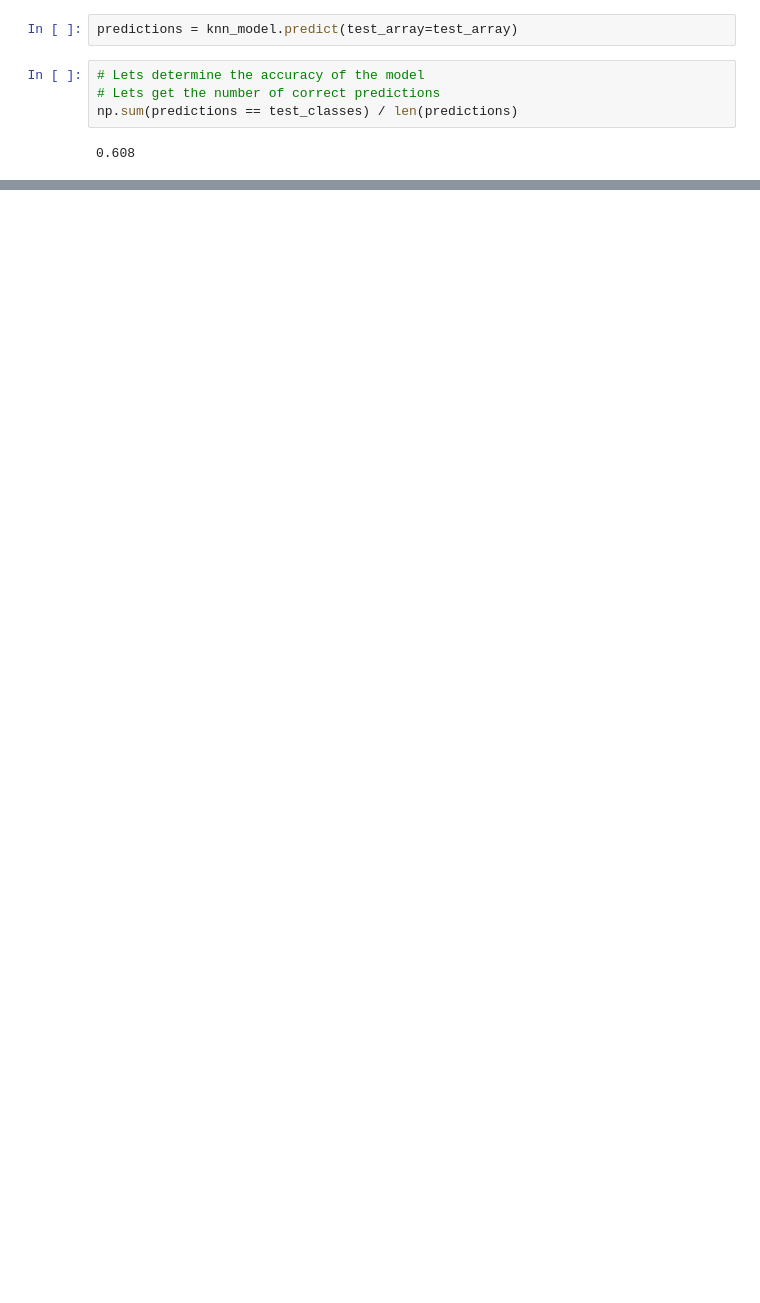
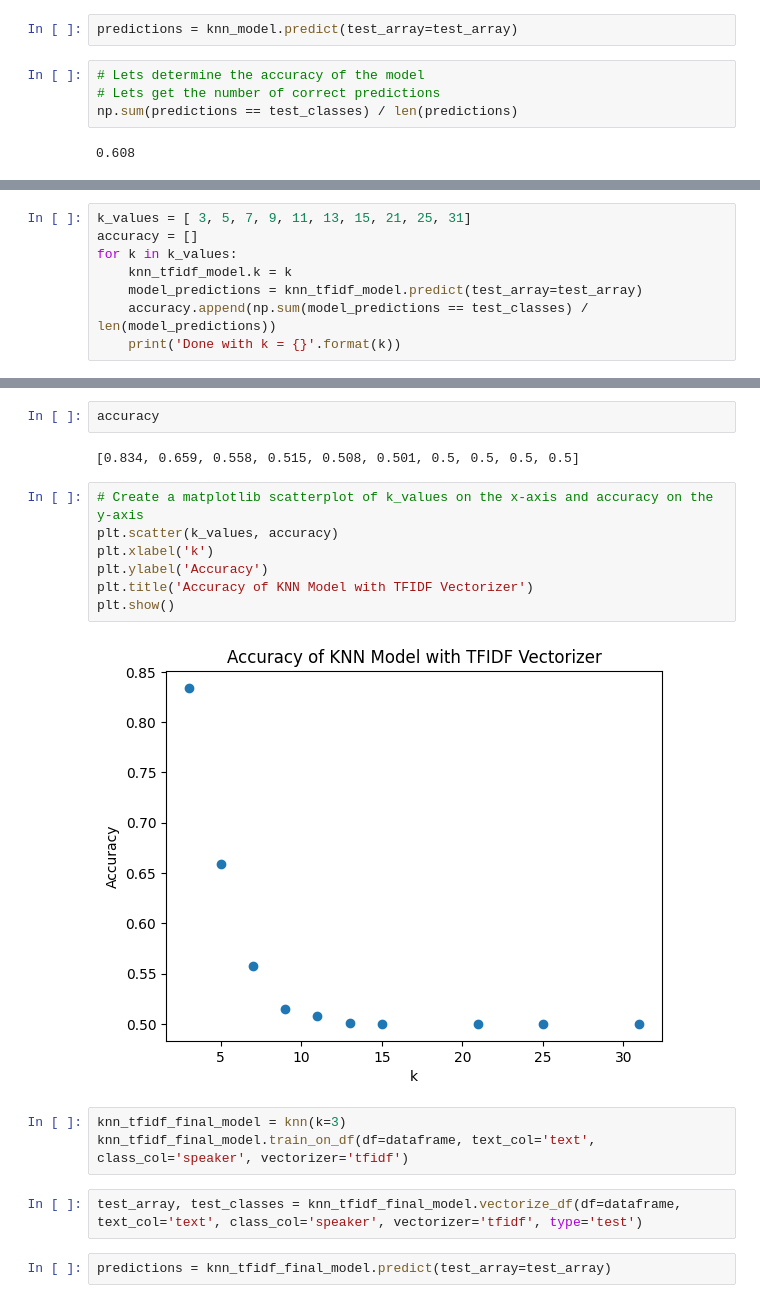
Before and after one commit to EthanRiley/nbknn_implementations, a Jupyter notebook: nbknn.ipynb, the cells around one changed output, grey strips where cells are left out. Drawn from its saved outputs; the diff is of its cells as text; blank space fills up the shorter version.

```diff
--- a/nbknn.ipynb
+++ b/nbknn.ipynb
@@ -248,0 +246,8 @@ np.argsort(test_array_for_argpartition)
+# %%
+k_values = [ 3, 5, 7, 9, 11, 13, 15, 21, 25, 31]
+accuracy = []
+for k in k_values:
+    knn_tfidf_model.k = k
+    model_predictions = knn_tfidf_model.predict(test_array=test_array)
+    accuracy.append(np.sum(model_predictions == test_classes) / len(model_predictions))
+    print('Done with k = {}'.format(k))
@@ -248,0 +265,20 @@ np.argsort(test_array_for_argpartition)
+# %%
+accuracy
+# %% [output]
+[0.834, 0.659, 0.558, 0.515, 0.508, 0.501, 0.5, 0.5, 0.5, 0.5]
+# %%
+# Create a matplotlib scatterplot of k_values on the x-axis and accuracy on the y-axis
+plt.scatter(k_values, accuracy)
+plt.xlabel('k')
+plt.ylabel('Accuracy')
+plt.title('Accuracy of KNN Model with TFIDF Vectorizer')
+plt.show()
+# %% [output]
+[figure, added]
+# %%
+knn_tfidf_final_model = knn(k=3)
+knn_tfidf_final_model.train_on_df(df=dataframe, text_col='text', class_col='speaker', vectorizer='tfidf')
+# %%
+test_array, test_classes = knn_tfidf_final_model.vectorize_df(df=dataframe, text_col='text', class_col='speaker', vectorizer='tfidf', type='test')
+# %%
+predictions = knn_tfidf_final_model.predict(test_array=test_array)
```
Also changed, not shown: parts of 24 cells of this notebook, 4 other files.
